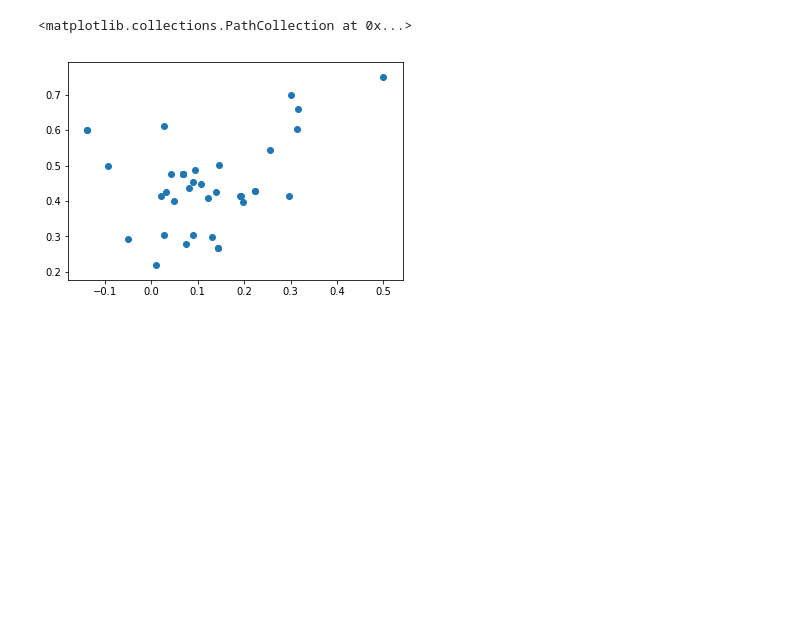
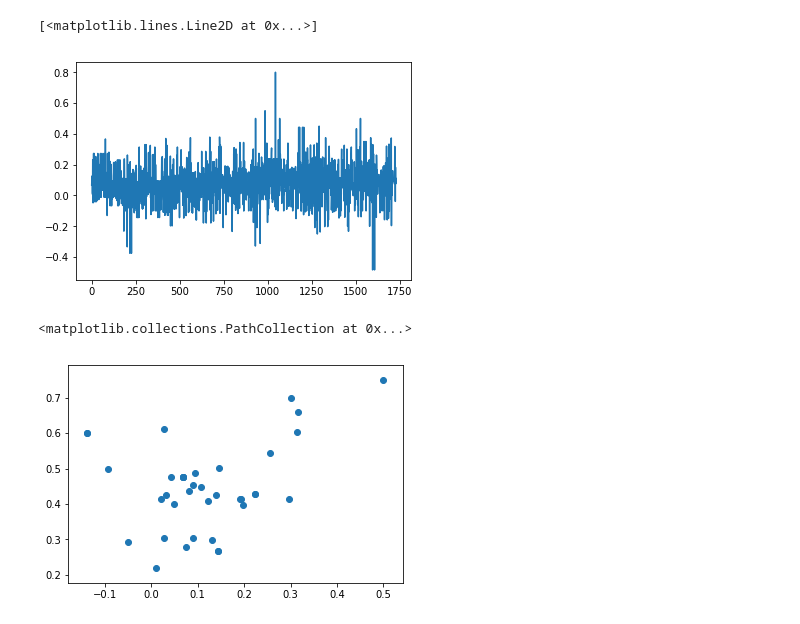
Before and after one commit to daniildmitriev/media-coverage-pandemics, a Jupyter notebook: SentimentAnalysis.ipynb, the cells around one changed output. Drawn from its saved outputs; the diff is of its cells as text; code cells hidden in the pictures; blank space fills up the shorter version.

```diff
--- a/SentimentAnalysis.ipynb
+++ b/SentimentAnalysis.ipynb
@@ -33,19 +84,22 @@ testimonial.sentiment.subjectivity
 # %%
-result = []
-for tweet, date in data[["tweet", "date"]].values[:100]:
+for tweet, date, created_at in data[["tweet", "date", "created_at"]].values:
     if "http" not in tweet:
+        continue
+    if all(x not in tweet for x in ["virus", "corona", "WHO", "covid", "ncov", "wuhan"]):
         continue
     try:
         url_start = tweet.find("http")
         url_end = tweet.find(" ", url_start)
         url = tweet[url_start : url_end]
-        print(url)
+        print(tweet, date)
         article = newspaper.Article(url)
         article.download()
         article.parse()
         article.nlp()
-        testimonial = TextBlob(article.summary)
-        result.append([testimonial.sentiment.polarity, testimonial.sentiment.subjectivity])
+        all_texts_wsj.append(article)
+        all_times_wsj.append(created_at)
+#         testimonial = TextBlob(article.summary)
+#         result.append([testimonial.sentiment.polarity, testimonial.sentiment.subjectivity])
     except KeyboardInterrupt:
         raise
     except:
@@ -72,3 +125,8 @@ KeyboardInterrupt:
+# %%
+plt.plot(np.array(result)[:, 0])
+# %% [output]
+[<matplotlib.lines.Line2D at 0x...>]
+[figure, added]
 # %%
 x, y = np.array(result).T
 plt.scatter(x, y)
```
Also changed, not shown: parts of 52 cells of this notebook, 3 other files.
